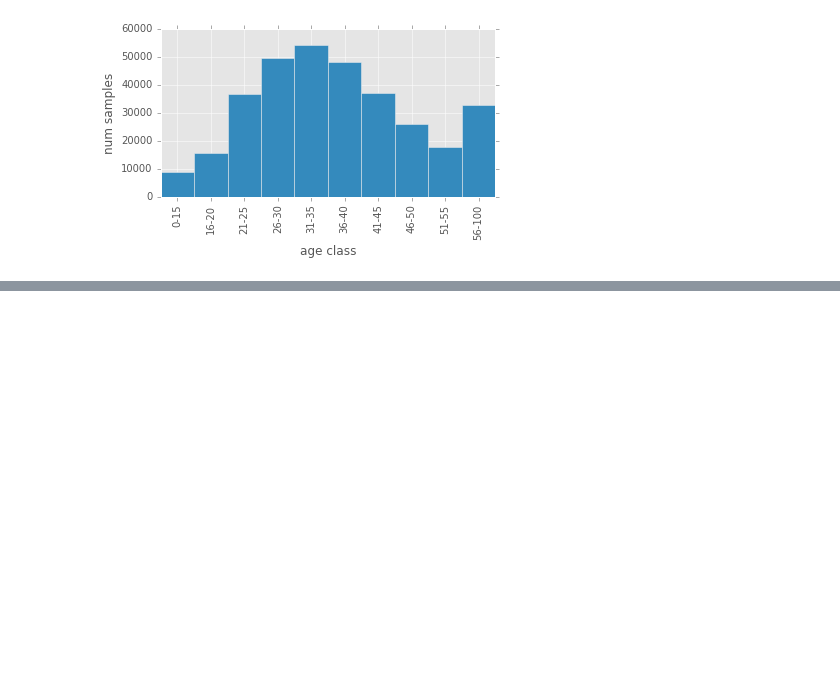
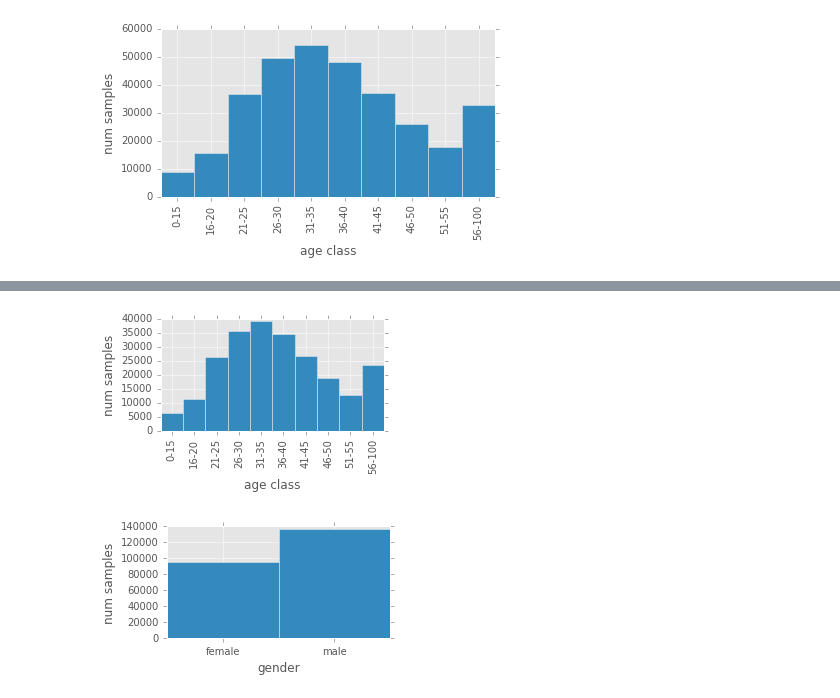
Before and after one commit to chaosmail/cvsp-age-gender-classification-16, a Jupyter notebook: analyse/03_Prepare_Input_Data.ipynb, the cells around one changed output, grey strips where cells are left out. Cells and saved outputs as stored; diff of their text form; code cells hidden in the pictures; blank space fills up the shorter version.

```diff
--- a/analyse/03_Prepare_Input_Data.ipynb
+++ b/analyse/03_Prepare_Input_Data.ipynb
@@ -142,3 +147,12 @@ plot_histo(train['gender'], bins=(0,1,2), xticks=['female', 'male'], xlabel='gen
+# %%
+age_binned, age_labels = to_bins(train['age'], age_classes)
+plot_histo(age_binned, bins=range(len(age_labels) + 1), xticks=age_labels, figsize=(4,2),
+           xlabel='age class', ylabel='num samples', xticks_rotation='vertical')
+plot_histo(train['gender'], bins=(0,1,2), xticks=['female', 'male'], xlabel='gender', ylabel='num samples',
+          figsize=(4,2))
+# %% [output]
+[figure, added]
+[figure, added]
 # %%
 age_binned, age_labels = to_bins(val['age'], age_classes)
 plot_histo(age_binned, bins=range(len(age_labels) + 1), xticks=age_labels, figsize=(6,3),
```
Also changed, not shown: parts of 16 cells of this notebook, 11 other files.
